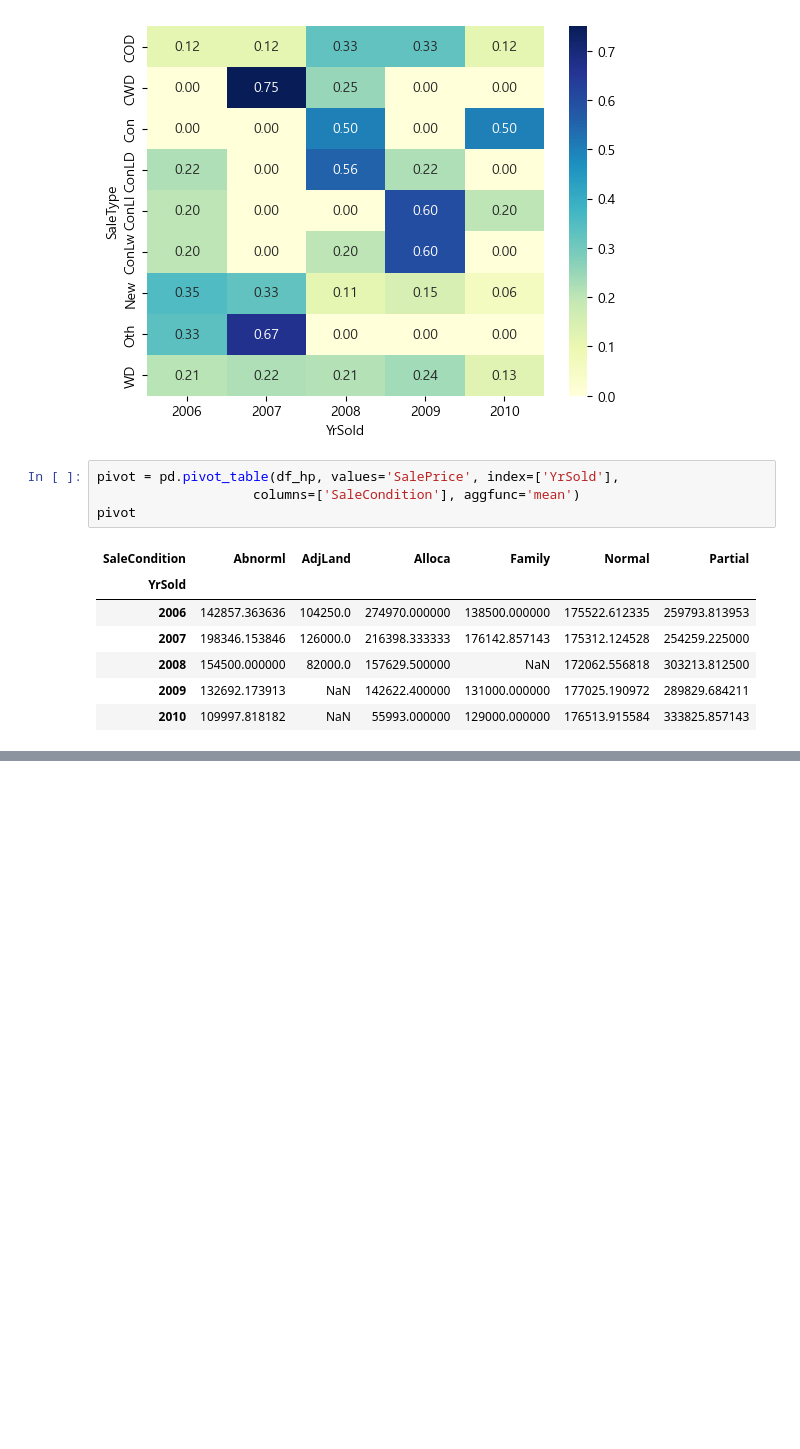
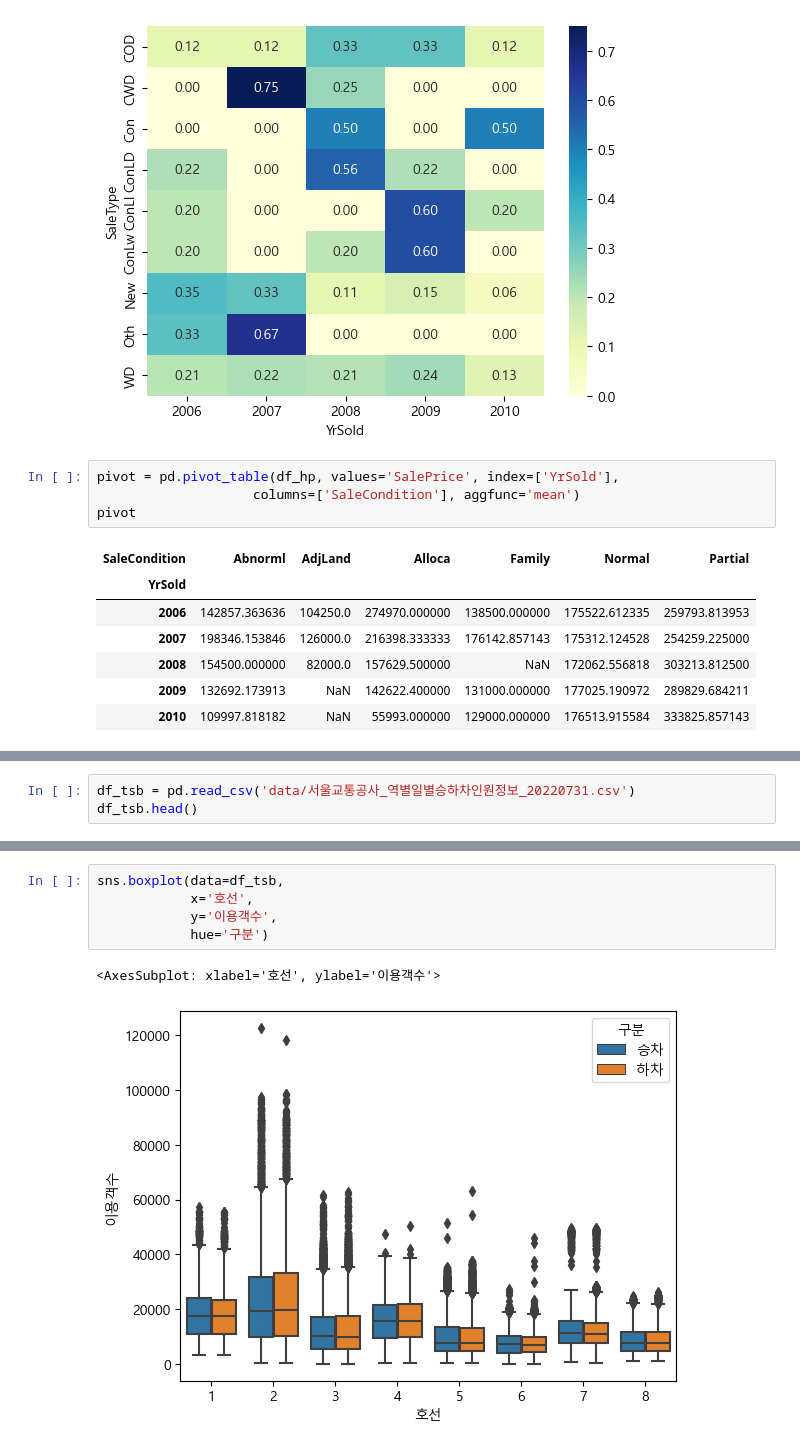
Before and after one commit to dnjsclf145/CDsamsung, a Jupyter notebook: 실습답안.ipynb, the cells around one changed output, grey strips where cells are left out. Saved outputs shown, nothing was run; the diff lists cells and outputs as text; blank space fills up the shorter version.

```diff
--- a/실습답안.ipynb
+++ b/실습답안.ipynb
@@ -164,0 +204,3 @@ pivot
+# %%
+df_tsb = pd.read_csv('data/서울교통공사_역별일별승하차인원정보_20220731.csv')
+df_tsb.head()
@@ -164,0 +214,8 @@ pivot
+# %%
+sns.boxplot(data=df_tsb,
+            x='호선',
+            y='이용객수',
+            hue='구분')
+# %% [output]
+<AxesSubplot: xlabel='호선', ylabel='이용객수'>
+[figure, added]
```
Also changed, not shown: parts of 11 cells of this notebook, 2 other files.
